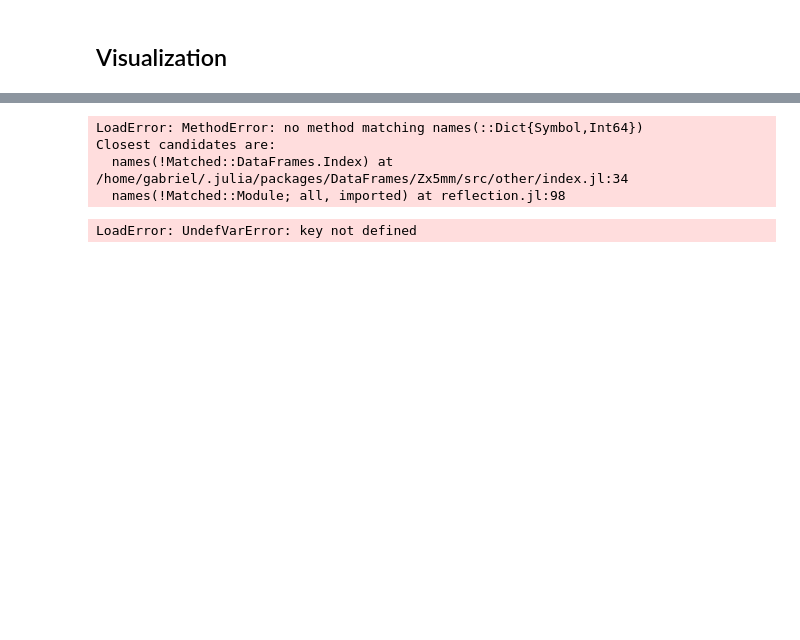
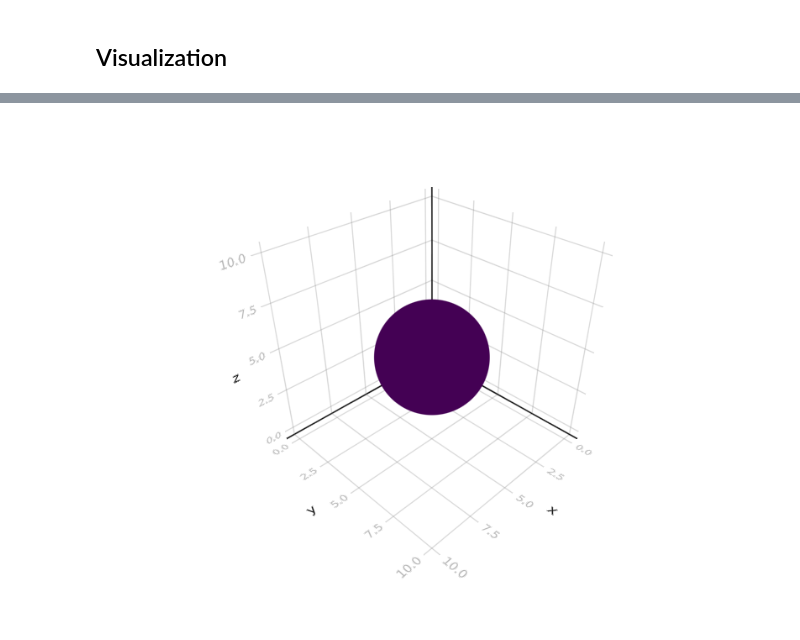
Before and after one commit to dsb-lab/CellBasedModels.jl, a Jupyter notebook: examples/Saiz 2020.ipynb, the cells around one changed output, grey strips where cells are left out. Saved outputs shown, nothing was run; the diff lists cells and outputs as text; code cells hidden in the pictures; blank space fills up the shorter version.

```diff
--- a/examples/Saiz 2020.ipynb
+++ b/examples/Saiz 2020.ipynb
@@ -36,7 +31,7 @@ m = @agent(saiz,
     end,
 
     UpdateInteraction = begin
-        dij = sqrt((dx_i-dx_j)^2+(dy_i-dy_j)^2+(dz_i-dz_j)^2)
+        dij = sqrt((x_i-x_j)^2+(y_i-y_j)^2+(z_i-z_j)^2)
         rij = r_i+r_j
         if dij < μ*rij && dij > 0
             Fix += F₀*(rij/dij-1)*(μ*rij/dij-1)*(x_i-x_j)/dij
@@ -49,12 +44,13 @@ m = @agent(saiz,
 
     c::Local,             #Biochemical component
     [ci,ni]::Local,       #Interaction parameters for the mean
+    toff::Local,
     [α,n,mm,K]::Global,
     [frange,fmin,fmax]::Global,       #Distance of communication
-    [toff,ton]::Global,
+    Non::Global,
 
     Equation = begin
-        if t < toff && t > ton
+        if t < toff && N > Non
             d_c = (α*(1+c^n)^mm/((1+c^n)^mm+(1+(ci/ni)/K)^(2*mm))-c)*dt
         else
             d_c = 0*dt
@@ -81,7 +77,7 @@ m = @agent(saiz,
             xₐ /= Tₐ;yₐ /= Tₐ;zₐ /= Tₐ
 
             #Chose a random distribution
-            dist = Uniform(1+σc1,1-σc)
+            dist = Uniform(1-σc,1+σc)
 
             #Update things of first cell
             x_1 = x+r*xₐ/2; y_1 = y+r*yₐ/2; z_1 = z+r*zₐ/2
@@ -92,7 +88,7 @@ m = @agent(saiz,
             c_1 = c*dist
 
             #Update things of second cell
-            x_2 = x+r*xₐ/2; y_2 = y+r*yₐ/2; z_2 = z+r*zₐ/2
+            x_2 = x-r*xₐ/2; y_2 = y-r*yₐ/2; z_2 = z-r*zₐ/2
             vx_2 = 0.; vy_2 = 0.; vz_2 = 0.
             r_2 = r/2. ^(1. /3)
             m_2 = m/2
@@ -144,8 +138,7 @@ com.σc = 0.01
 
 #########Chemical#################################
 #Initialise Global
-com.ton = 0 #Start deactivated
-com.toff = 100 #Start activated
+com.Non = 3 #Start deactivated
 com.fmin = 0.05
 com.fmax = 0.95
 com.α = 10
@@ -161,6 +154,7 @@ rᵢ = 5
 com.m .= mᵢ
 com.r .= rᵢ
 com.id .= 1 #Start neutral fate
+com.toff .= 10 #Start activated
 #Initialise variables
 com.x .= 0. #They are only separed in this axis
 com.y .= 0.
@@ -181,2 +172,2 @@ LoadError: UndefVarError: mCompiled not defined
 # %%
-c = mCompiled.evolve(com,dt=0.001,tMax=30,nMax=1000);
+c = mCompiled.evolve(com,dt=0.001,tMax=60,nMax=1000);
@@ -204,12 +180,13 @@ plotDivisionTree (generic function with 2 methods)
-# %%
-names(Dict([:a=>1]))
-# %% [output]
-LoadError: MethodError: no method matching names(::Dict{Symbol,Int64})
-Closest candidates are:
-  names(!Matched::DataFrames.Index) at /home/gabriel/.julia/packages/DataFrames/Zx5mm/src/other/index.jl:34
-  names(!Matched::Module; all, imported) at reflection.jl:98
-# %%
-figure = plotDivisionTree(c,:fate)
-display(figure)
-# %% [output]
-LoadError: UndefVarError: key not defined
+# %%
+i = 1000
+x = c[i].x
+y = c[i].y
+z = c[i].z
+r = c[i].r;
+col = c[i].c;
+
+fig = scatter([0,10,0,0],[0,0,10,0],[0,0,0,10],markersize=0.00001)
+scatter!(fig.axis,x,y,z,markersize=1000*r,color=col)
+fig
+# %% [output]
+[figure, added]
```
Also changed, not shown: parts of 14 cells of this notebook, 4 other files.
